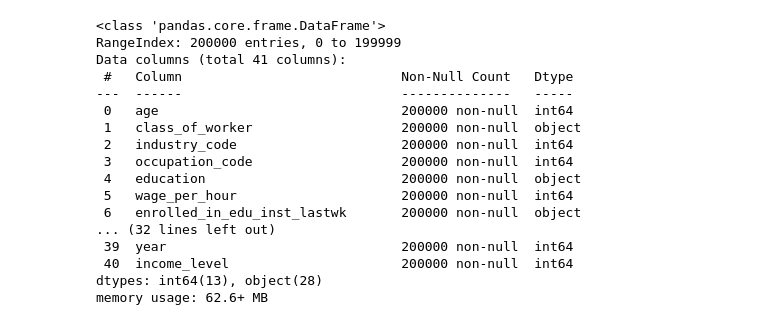
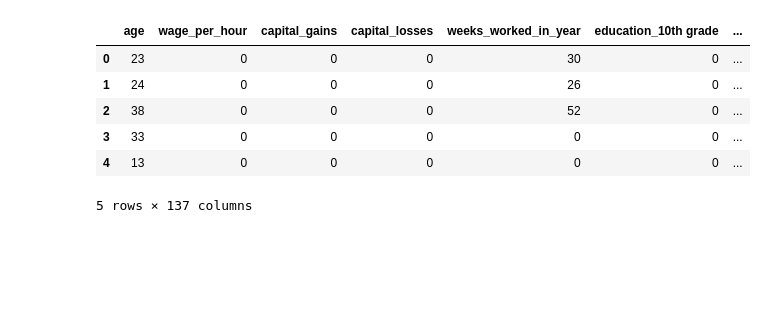
Before and after one commit to lbenetton/USCensusIncome, a Jupyter notebook: notebooks/USCensusIncome.ipynb, the cells around one changed output. Saved outputs shown, nothing was run; the diff lists cells and outputs as text; code cells hidden in the pictures; blank space fills up the shorter version.

```diff
--- a/notebooks/USCensusIncome.ipynb
+++ b/notebooks/USCensusIncome.ipynb
@@ -36,20 +29,0 @@ Index(['age', 'class_of_worker', 'industry_code', 'occupation_code',
-# %%
-census_data.info()
-# %% [output]
-<class 'pandas.core.frame.DataFrame'>
-RangeIndex: 200000 entries, 0 to 199999
-Data columns (total 41 columns):
- #   Column                            Non-Null Count   Dtype
----  ------                            --------------   -----
- 0   age                               200000 non-null  int64
- 1   class_of_worker                   200000 non-null  object
- 2   industry_code                     200000 non-null  int64
- 3   occupation_code                   200000 non-null  int64
- 4   education                         200000 non-null  object
- 5   wage_per_hour                     200000 non-null  int64
- 6   enrolled_in_edu_inst_lastwk       200000 non-null  object
-... (32 lines left out)
- 39  year                              200000 non-null  int64
- 40  income_level                      200000 non-null  int64
-dtypes: int64(13), object(28)
-memory usage: 62.6+ MB
@@ -55,0 +74,10 @@ memory usage: 62.6+ MB
+# %%
+X_train_raw.head()
+# %% [output]
+|  | age | wage_per_hour | capital_gains | capital_losses | weeks_worked_in_year | education_10th grade | ... |
+| 0 | 23 | 0 | 0 | 0 | 30 | 0 | ... |
+| 1 | 24 | 0 | 0 | 0 | 26 | 0 | ... |
+| 2 | 38 | 0 | 0 | 0 | 52 | 0 | ... |
+| 3 | 33 | 0 | 0 | 0 | 0 | 0 | ... |
+| 4 | 13 | 0 | 0 | 0 | 0 | 0 | ... |
+5 rows × 137 columns
```
Also changed, not shown: parts of 9 cells of this notebook.
